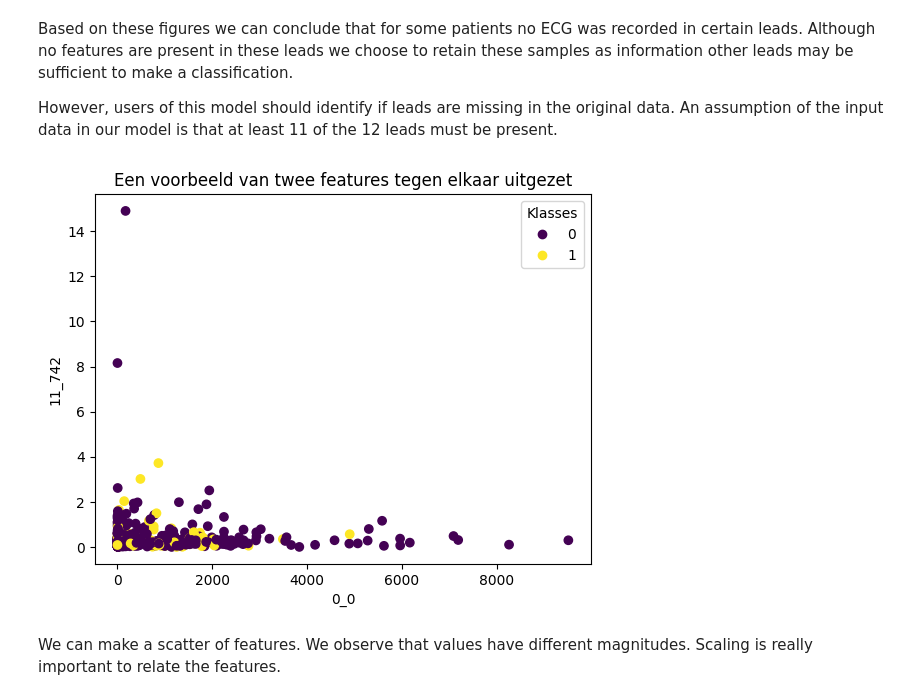
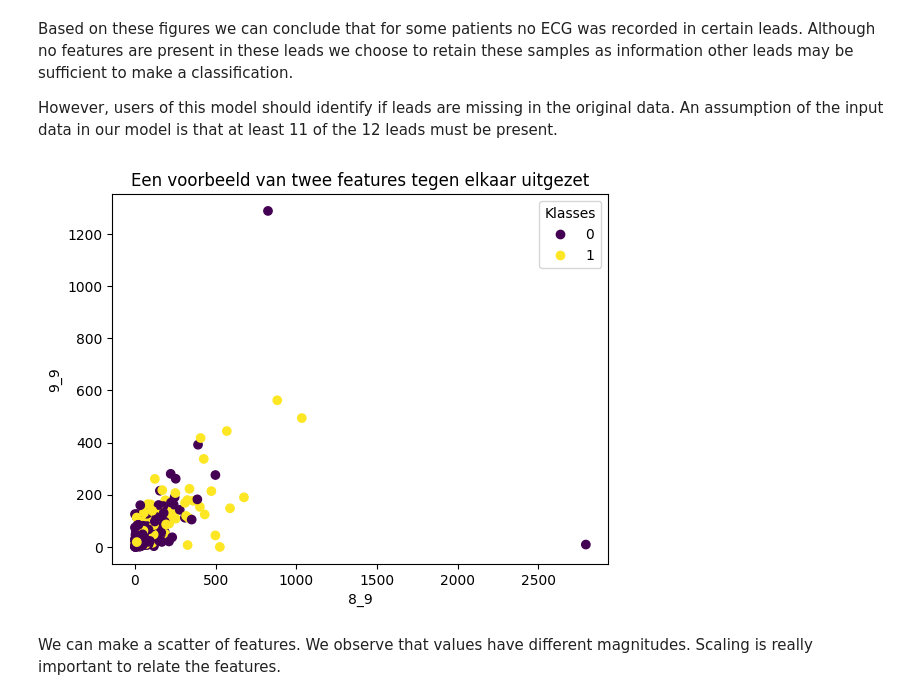
Before and after one commit to bramvandeurzen934/Group16_ECG, a Jupyter notebook: assignment_ecg_normalisation.ipynb, the cells around one changed output. Cells and saved outputs as stored; diff of their text form; code cells hidden in the pictures.

```diff
--- a/assignment_ecg_normalisation.ipynb
+++ b/assignment_ecg_normalisation.ipynb
@@ -278,18 +273,18 @@ However, users of this model should identify if leads are missing in the origina
 # %%
 # Voorbeeld van een eerste plotje
 import matplotlib.pyplot as plt
 
-feature_1 = '0_0'
-feature_2 = '11_742'
+feature_1 = '8_9'
+feature_2 = '9_9'
 scatter = plt.scatter(data[feature_1],data[feature_2], c = labels)
 plt.title('Een voorbeeld van twee features tegen elkaar uitgezet')
 plt.xlabel(feature_1)
 plt.ylabel(feature_2)
 legend1 = plt.legend(*scatter.legend_elements(),
                     loc="upper right", title="Klasses")
 plt.show()
 # %% [output]
-[figure, old version]
+[figure, new version]
 # %% [markdown]
 We can make a scatter of features. We observe that values have different magnitudes. Scaling is really important to relate the features.
 # %% [markdown]
```
Also changed, not shown: parts of 10 cells of this notebook.
